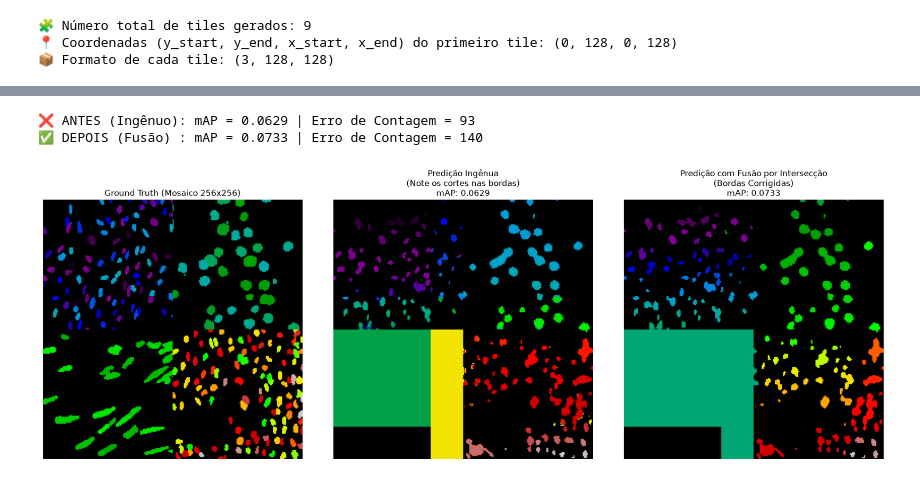
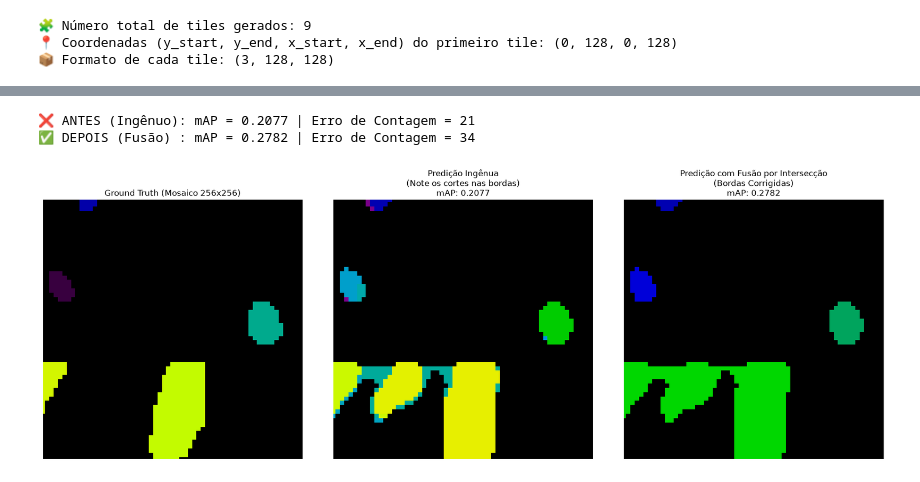
Before and after one commit to mistercapote/deep-learning-assignments, a Jupyter notebook: assignment-01/notebooks/teste.ipynb, the cells around one changed output, grey strips where cells are left out. Cells and saved outputs as stored; diff of their text form; code cells hidden in the pictures.

```diff
--- a/assignment-01/notebooks/teste.ipynb
+++ b/assignment-01/notebooks/teste.ipynb
@@ -128,9 +144,6 @@ def mosaic_inference_with_fusion(model, large_image, tile_size=128, overlap=32,
 
     return global_instances
 # %%
-import matplotlib.pyplot as plt
-from src.functions import calculate_instance_metrics
-import cv2 as cv
 
 def mosaic_inference_naive(model, large_image, tile_size=128, overlap=32, device='cpu'):
     """ Inferência ingênua (sem correção) para mostrar o erro na fronteira. """
@@ -188,14 +201,10 @@ plot_samples(synthetic_samples, part=1)
 
 
 
-# ==========================================
-# TESTE COMPLETO E AVALIAÇÃO (mAP)
-# ==========================================
-# IMPORTANTE: Coloque o seu modelo treinado aqui.
-# Se você já treinou a UNet na Parte 1, substitua `synthetic_model` pelo nome correto da variável.
 meu_modelo = UNetBinary()
 
+real_model.to(device)
 # 1. Inferência Ingênua (Antes da correção)
-pred_naive = mosaic_inference_naive(meu_modelo, mosaic_img, tile_size=128, overlap=32, device=device)
+pred_naive = mosaic_inference_naive(real_model, mosaic_img, tile_size=128, overlap=32, device=device)
 map_naive, err_naive, _ = calculate_instance_metrics(mosaic_inst, pred_naive)
 # %% [output]
@@ -212,27 +221,37 @@ Média global Erro Absoluto de Contagem: 10.0970
 # %%
 # 2. Inferência com Fusão (Depois da correção)
-pred_fusion = mosaic_inference_with_fusion(meu_modelo, mosaic_img, tile_size=128, overlap=32, device=device)
+pred_fusion = mosaic_inference_with_fusion(real_model, mosaic_img, tile_size=128, overlap=32, device=device)
 map_fusion, err_fusion, _ = calculate_instance_metrics(mosaic_inst, pred_fusion)
 
 print(f"❌ ANTES (Ingênuo): mAP = {map_naive:.4f} | Erro de Contagem = {err_naive}")
 print(f"✅ DEPOIS (Fusão) : mAP = {map_fusion:.4f} | Erro de Contagem = {err_fusion}")
 
 fig, axes = plt.subplots(1, 3, figsize=(18, 6))
 axes[0].imshow(mosaic_inst, cmap='nipy_spectral')
 axes[0].set_title("Ground Truth (Mosaico 256x256)")
 axes[0].axis('off')
 
 axes[1].imshow(pred_naive, cmap='nipy_spectral')
 axes[1].set_title(f"Predição Ingênua\n(Note os cortes nas bordas)\nmAP: {map_naive:.4f}")
 axes[1].axis('off')
 
 axes[2].imshow(pred_fusion, cmap='nipy_spectral')
 axes[2].set_title(f"Predição com Fusão por Intersecção\n(Bordas Corrigidas)\nmAP: {map_fusion:.4f}")
 axes[2].axis('off')
 
+
+
+# Definindo a região do zoom (exemplo de uma janela de 60x60 pixels)
+zoom_x_min, zoom_x_max = 90, 150
+zoom_y_min, zoom_y_max = 90, 150
+
+for ax in axes:
+    ax.set_xlim(zoom_x_min, zoom_x_max)
+    ax.set_ylim(zoom_y_max, zoom_y_min) # Y é invertido no imshow (de cima para baixo)
+
 plt.tight_layout()
 plt.show()
 # %% [output]
-❌ ANTES (Ingênuo): mAP = 0.0629 | Erro de Contagem = 93
-✅ DEPOIS (Fusão) : mAP = 0.0733 | Erro de Contagem = 140
+❌ ANTES (Ingênuo): mAP = 0.2077 | Erro de Contagem = 21
+✅ DEPOIS (Fusão) : mAP = 0.2782 | Erro de Contagem = 34
-[figure, old version]
+[figure, new version]
```
Also changed, not shown: parts of 4 cells of this notebook, 3 other files.
